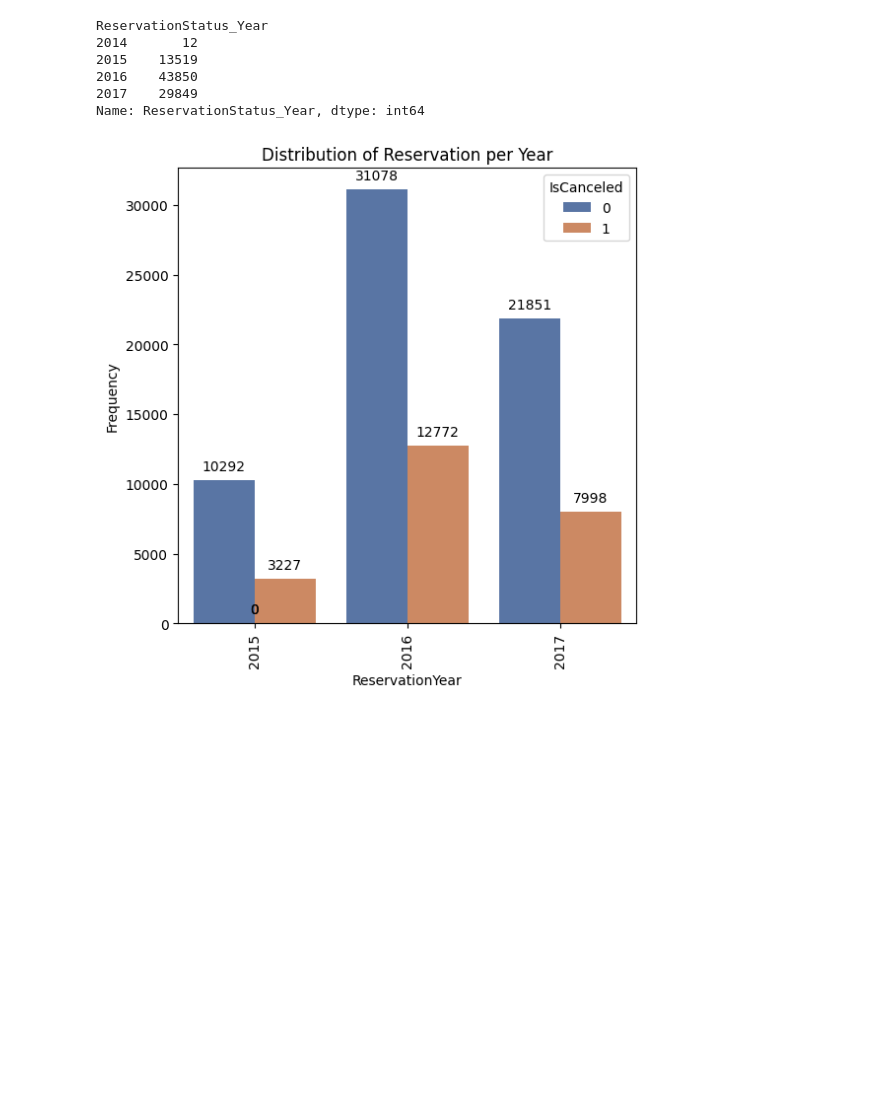
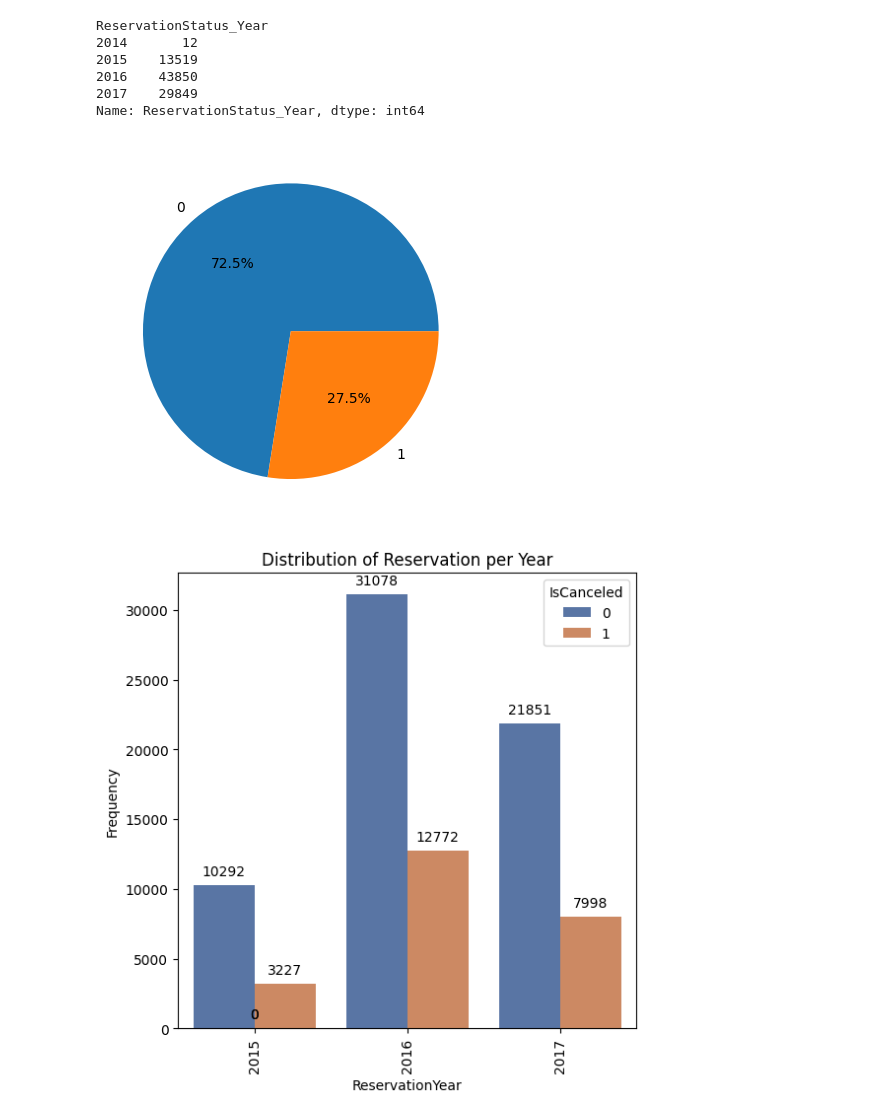
Before and after one commit to prabhjeetsinghk/Hotel-Cancellation-Prediction, a Jupyter notebook: Code/FinalProjectCode copy.ipynb, the cells around one changed output. Saved outputs shown, nothing was run; the diff lists cells and outputs as text; code cells hidden in the pictures; blank space fills up the shorter version.

```diff
--- a/Code/test1.ipynb
+++ b/Code/FinalProjectCode copy.ipynb
@@ -342,6 +344,11 @@ Name: ReservationStatus_Year, dtype: int64
 # %%
 loc = df[df['ReservationStatus_Year'] == 2014].index
 df.drop(loc, inplace=True)
+# %%
+plt.pie(df['IsCanceled'].value_counts(), labels=df['IsCanceled'].unique(), autopct='%1.1f%%')
+fig.show()
+# %% [output]
+[figure, added]
 # %%
 # Create a bar plot using seaborn
 plt.figure(figsize=(6, 6))
```
Also changed, not shown: parts of 24 cells of this notebook, 1 other file.
